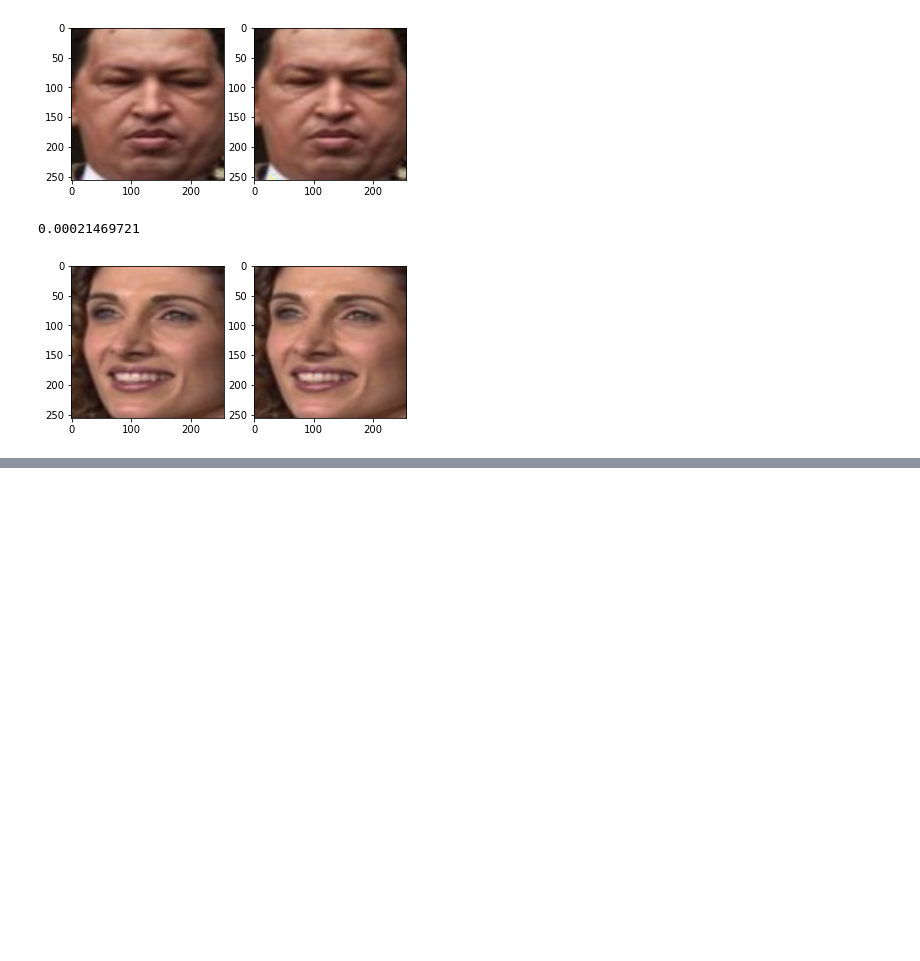
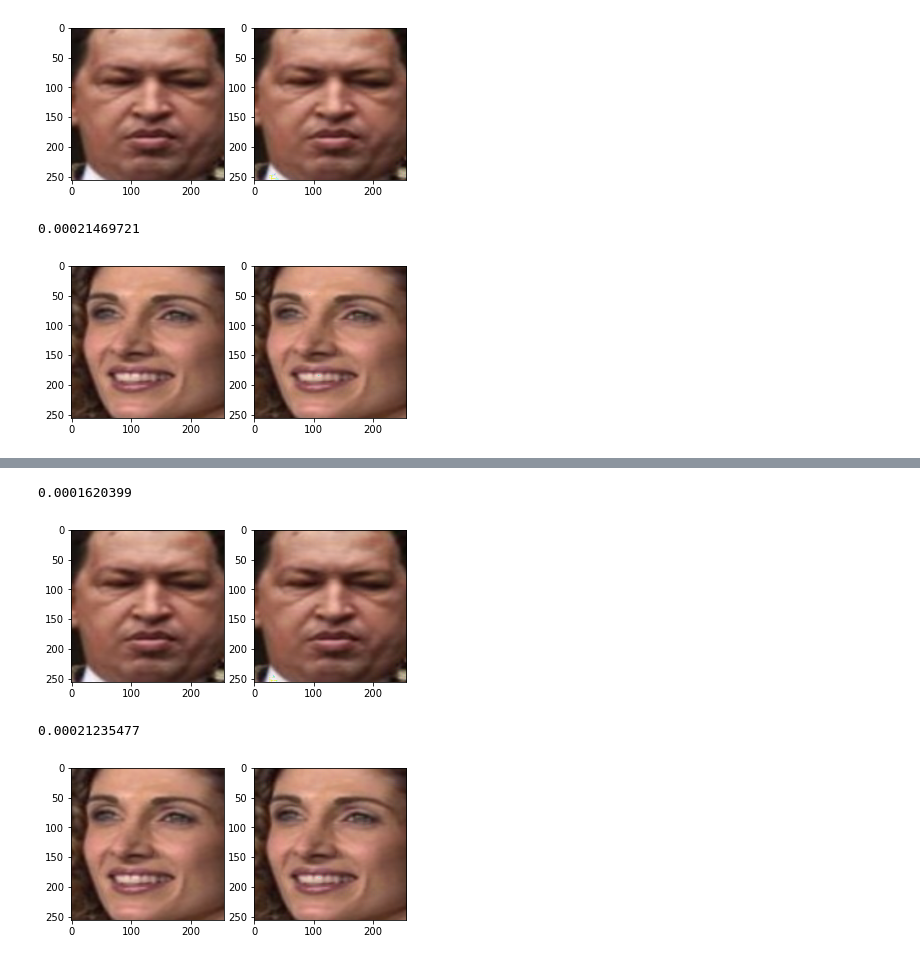
Before and after one commit to stevenjohnlarsen/StyleTransfer, a Jupyter notebook: Train Weights Final.ipynb, the cells around one changed output, grey strips where cells are left out. Cells and saved outputs as stored; diff of their text form; code cells hidden in the pictures; blank space fills up the shorter version.

Commit message:
Final training models.

```diff
--- a/Train Weights Final.ipynb
+++ b/Train Weights Final.ipynb
@@ -586,2 +586,16 @@ plot_history(history, start = 180)
 # %%
 encoder_decoder.export_model()
+# %%
+encoder_decoder_load = EncoderDecoder(input_shape=(256, 256, 3), target_layer=3, opt=opt)
+encoder_decoder_load.load_model()
+# %%
+# TODO: Add more recon/decon.
+# Including some not faces to talk about features that we lost
+plot_img_decoder_encoder(resized_faces[80], encoder_decoder_load.model)
+
+plot_img_decoder_encoder(resized_faces[81], encoder_decoder_load.model)
+# %% [output]
+0.0001620399
+[figure, added]
+0.00021235477
+[figure, added]
```
Also changed, not shown: parts of 27 cells of this notebook, 1 other file.
